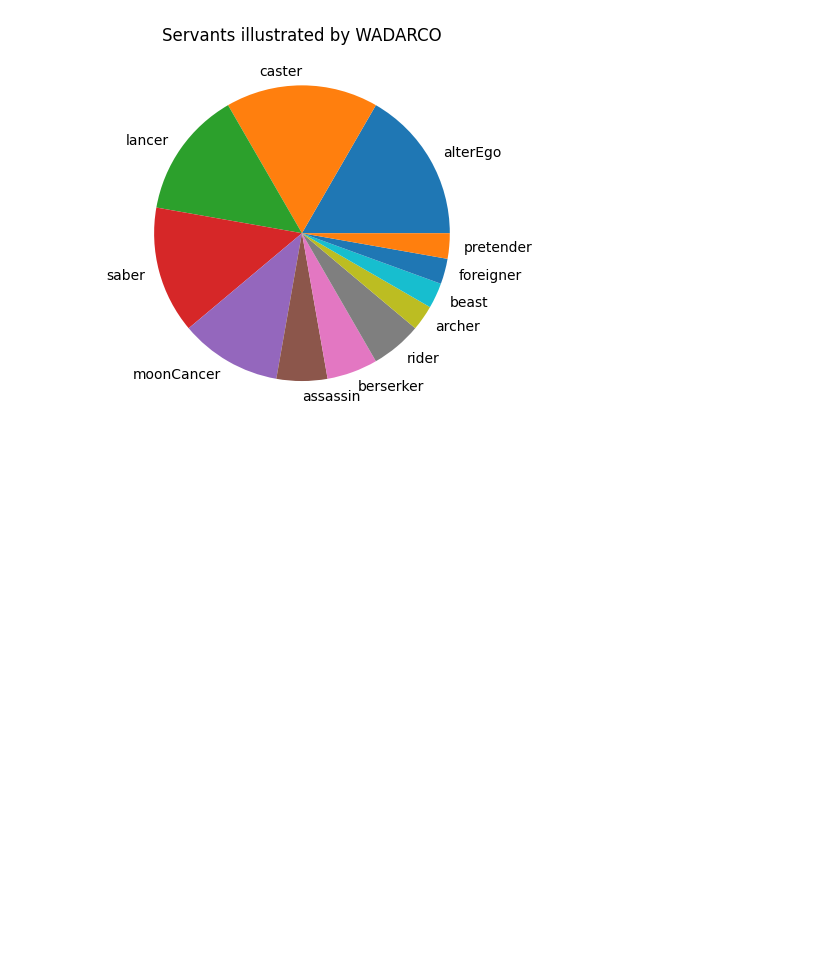
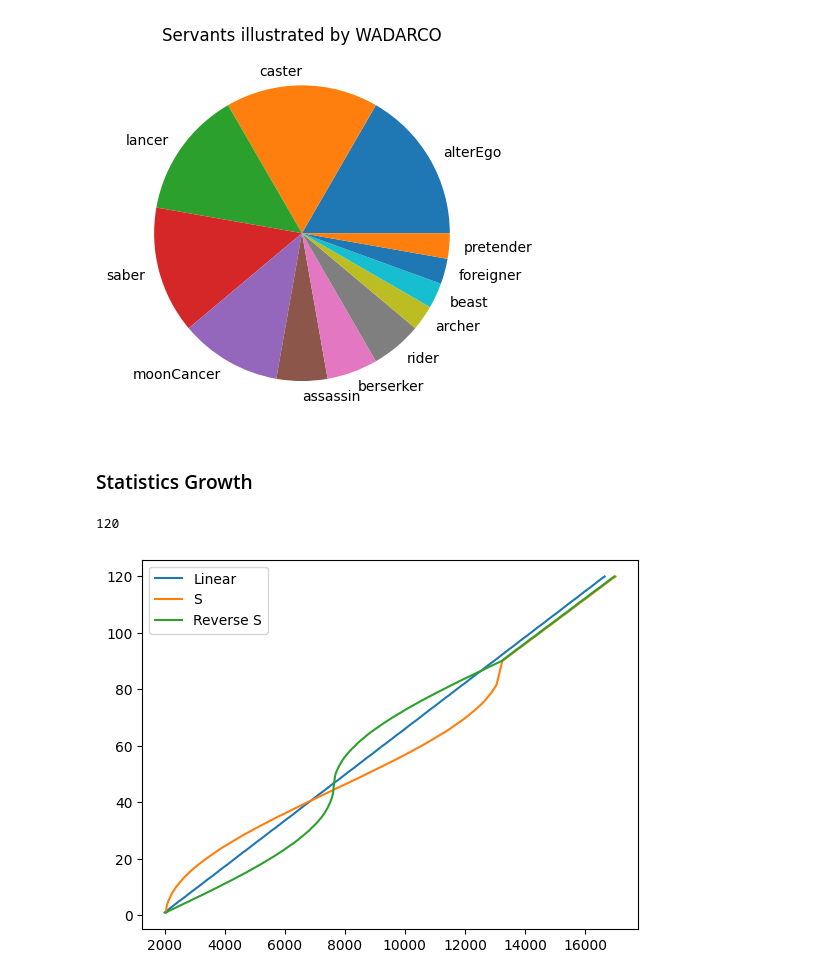
Before and after one commit to manuelelucchi/VisualizzazioneScientifica, a Jupyter notebook: Report.ipynb, the cells around one changed output. Saved outputs shown, nothing was run; the diff lists cells and outputs as text; code cells hidden in the pictures; blank space fills up the shorter version.

```diff
--- a/Report.ipynb
+++ b/Report.ipynb
@@ -171,3 +158,19 @@ plt.title("Servants illustrated by WADARCO")
 plt.show()
 # %% [output]
 [figure]
+# %% [markdown]
+### Statistics Growth
+# %%
+linear_growth = cleanData.loc[(cleanData['name'] == "Ibuki-Douji") & (cleanData['className'] == "berserker")].filter(["atkGrowth"]).values[0][0]
+s_growth = cleanData.loc[(cleanData['name'] == "Jeanne d'Arc (Alter)") & (cleanData['className'] == "avenger")].filter(["atkGrowth"]).values[0][0]
+reverse_s_growth = cleanData.loc[(cleanData['name'] == "Kama") & (cleanData['className'] == "avenger")].filter(["atkGrowth"]).values[0][0]
+print(len(reverse_s_growth))
+
+plt.plot(linear_growth, list(range(1, len(linear_growth)+1)))
+plt.plot(s_growth, list(range(1, len(s_growth)+1)))
+plt.plot(reverse_s_growth, list(range(1, len(reverse_s_growth)+1)))
+plt.legend(["Linear", "S", "Reverse S"])
+plt.show()
+# %% [output]
+120
+[figure, added]
```
Also changed, not shown: parts of 5 cells of this notebook.
